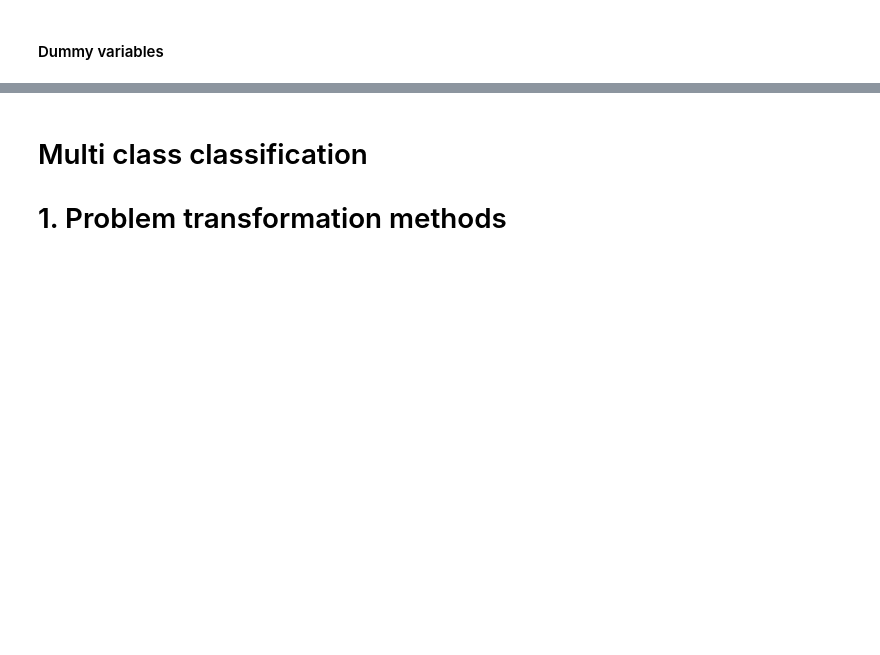
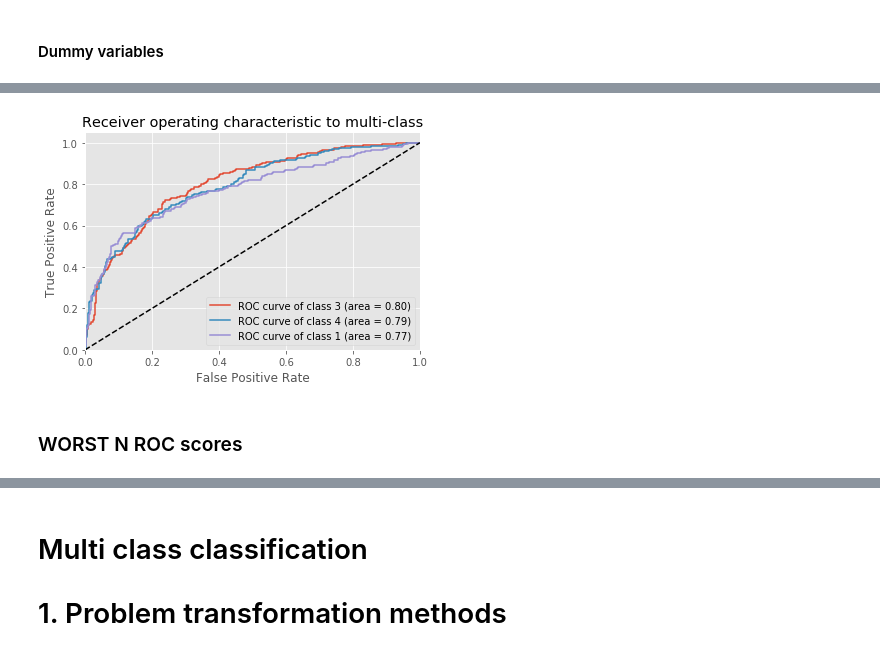
Before and after one commit to dusicastepic/Multi-label-classification-, a Jupyter notebook: MLC - proba.ipynb, the cells around one changed output, grey strips where cells are left out. Cells and saved outputs as stored; diff of their text form; code cells hidden in the pictures; blank space fills up the shorter version.

```diff
--- a/MLC - proba.ipynb
+++ b/MLC - proba.ipynb
@@ -157,0 +352,26 @@ for i in range(student_dummies.columns.get_loc("G1"),student_dummies.columns.get
+# %%
+def GetWantedClasses(a,df):
+    proba=pd.DataFrame()
+    for i in range(len(a)):
+        proba['Class'+str(a[i])]=pd.Series(df['Class'+str(a[i])])
+    return proba
+# %%
+def GetClassNames(a):
+        classNames=[]
+
+        for i in range(len(a)):
+   # print('Class'+str(df.iloc[a[i],0]))
+          classNames.append('Class'+str(a[i]))
+        return classNames
+# %%
+def SelectNROC_AUC_Scores(n,operation):
+    roc_aucs=pd.DataFrame()
+    for i in range(y_yeast_train.shape[1]):
+        fpr[i], tpr[i], _ = roc_curve(y_yeast_test.iloc[:, i], y_score[:, i])
+        roc_auc[i] = auc(fpr[i], tpr[i])
+        roc_aucs=roc_aucs.append(pd.concat([pd.Series(str(i+1)),pd.Series(fpr[i]),pd.Series(tpr[i]),pd.Series(roc_auc[i])],axis=1))
+    roc_aucs.rename_axis({0:''},inplace=True)
+    if operation==0:
+        return roc_aucs.nlargest(n,columns=3)
+    if operation==1:
+        return roc_aucs.nsmallest(n,columns=3)
@@ -157,0 +432,6 @@ for i in range(student_dummies.columns.get_loc("G1"),student_dummies.columns.get
+# %%
+plotOnlyN(3,0)
+# %% [output]
+[figure, added]
+# %% [markdown]
+### WORST N ROC scores
```
Also changed, not shown: parts of 122 cells of this notebook.
